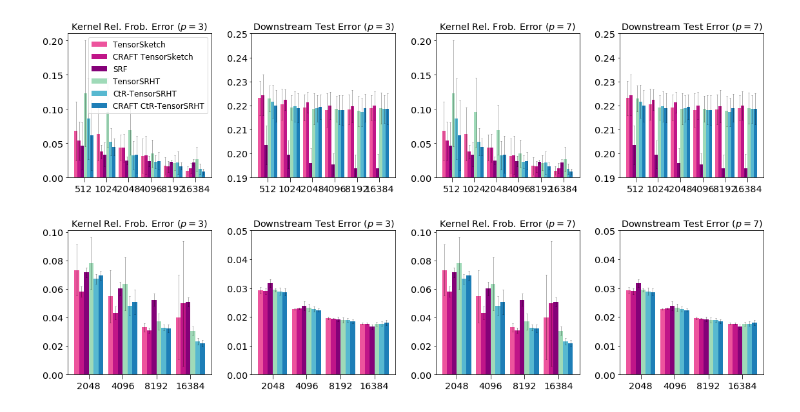
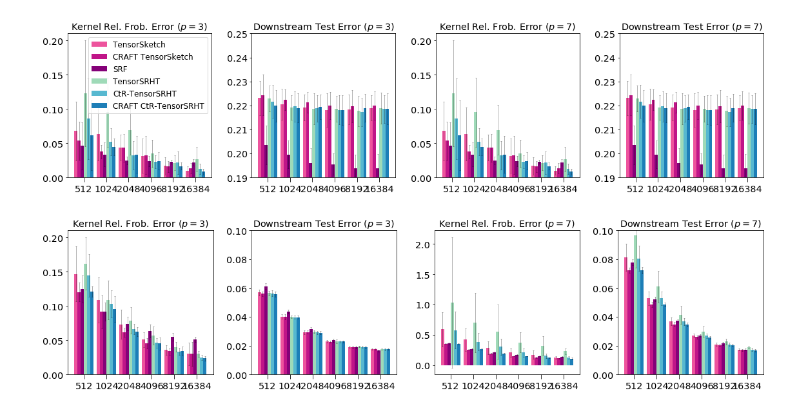
Before and after one commit to joneswack/dp-rfs, a Jupyter notebook: notebooks/bar-plot-visualization.ipynb, the cells around one changed output. Cells and saved outputs as stored; diff of their text form; code cells hidden in the pictures.

Commit message:
[Add] Plot with CRAFT maps

```diff
--- a/notebooks/bar-plot-visualization.ipynb
+++ b/notebooks/bar-plot-visualization.ipynb
@@ -499,9 +499,10 @@ def plot_csv(
 
     df = pd.read_csv(csv_file)
 #     df = df[(df['D'] > 1024) & (df['D'] % 2048 == 0)]
-    df = df[(df['D'] % (d_in*2) == 0)]
+#     df = df[(df['D'] % (d_in*2) == 0)]
 #     df = df[(df['D'].isin([1024, 2*1024, 3*1024, 4*1024, 5*1024]))]
-    Ds = np.sort(df['D'].unique())
+#     Ds = np.sort(df['D'].unique())
+    Ds = [2**i for i in range(9,15)]
     df = df[df['D'].isin(Ds)]
 
     bar_positions = np.arange(len(Ds))
@@ -692,23 +693,23 @@ plt.show()
 # %%
 csv_files = [
     '../csv/poly3_approx_ctr/MNIST_d1024_n70000.csv',
-    '../csv/poly3_approx_ctr/MNIST_d1024_n70000.csv',
+    '../csv/poly7_approx_ctr/MNIST_d1024_n70000.csv',
 #     '../csv/poly10_approx/FashionMNIST_d1024_n70000.csv',
 #     '../csv/poly20_approx/FashionMNIST_d1024_n70000.csv'
 ]
 
 fig, axes = plt.subplots(ncols=4, nrows=1, figsize=(16, 4))
 plot_csv(axes[0], csv_files[0], configs, error_field='k_rel_frob_error', title='Kernel Rel. Frob. Error $(p=3)$')
-plot_csv(axes[1], csv_files[0], configs, error_field='test_error', y_lim=(0.00, 0.05), title='Downstream Test Error $(p=3)$')
+plot_csv(axes[1], csv_files[0], configs, error_field='test_error', y_lim=(0.00, 0.10), title='Downstream Test Error $(p=3)$')
 plot_csv(axes[2], csv_files[1], configs, error_field='k_rel_frob_error', title='Kernel Rel. Frob. Error $(p=7)$')
-plot_csv(axes[3], csv_files[1], configs, error_field='test_error', y_lim=(0.00, 0.05), title='Downstream Test Error $(p=7)$')
+plot_csv(axes[3], csv_files[1], configs, error_field='test_error', y_lim=(0.00, 0.10), title='Downstream Test Error $(p=7)$')
 
 # handles, labels = axes[0].get_legend_handles_labels()
 #axes[0].legend()
 
 plt.tight_layout()
 # legend = plt.figlegend(handles=handles, labels=labels, loc='upper center', ncol=4, bbox_to_anchor = (0,0.3,1.01,0.85), bbox_transform=plt.gcf().transFigure)
 # plt.savefig('../figures/rebuttal.pdf', dpi=300) # bbox_extra_artists=(legend,), bbox_inches='tight'
 plt.show()
 # %% [output]
-[figure, old version]
+[figure, new version]
```
Also changed, not shown: 3 other files.
